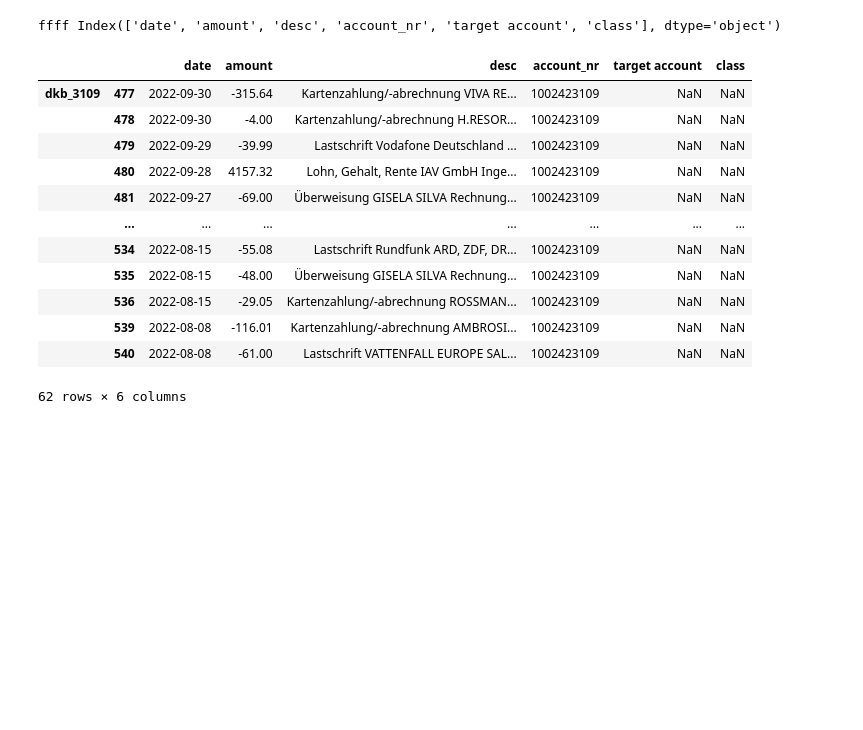
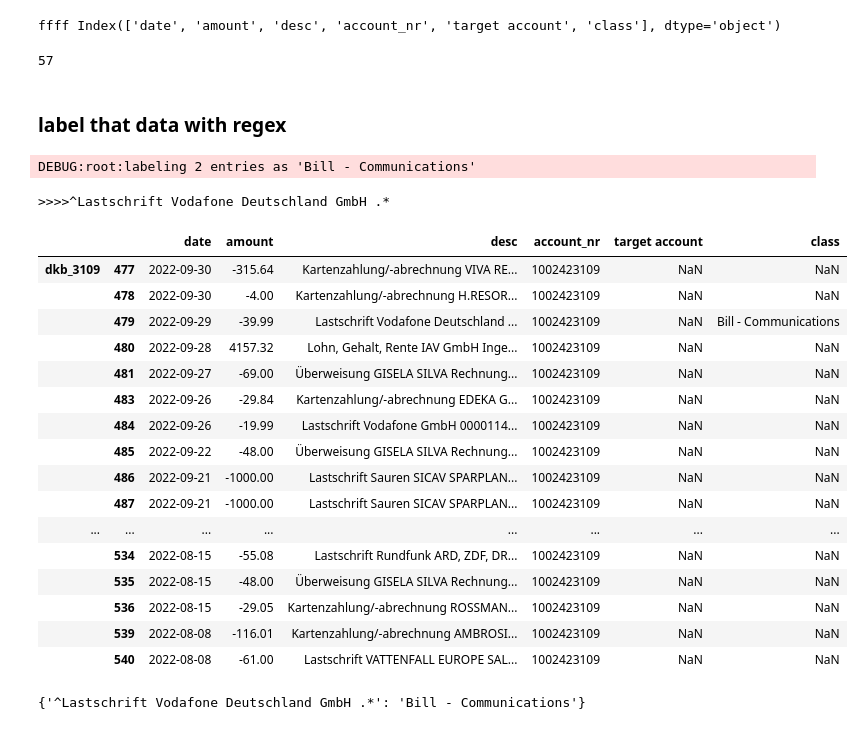
Before and after one commit to JanGieseler/BankClassify, a Jupyter notebook: notebooks/add_data.ipynb, the cells around one changed output. Drawn from its saved outputs; the diff is of its cells as text; code cells hidden in the pictures; blank space fills up the shorter version.

Commit message:
added function for labeling with regex

```diff
--- a/notebooks/add_data.ipynb
+++ b/notebooks/add_data.ipynb
@@ -144,20 +156,33 @@ bc.update_data(df_update)
 DEBUG:root:updating dataset_name: dkb_3109
 ffff Index(['date', 'amount', 'desc', 'account_nr', 'target account', 'class'], dtype='object')
 # %%
-bc.data_unlabeled
+len(bc.data_unlabeled)
 # %% [output]
-|  |  | date | amount | desc | account_nr | target account | class |
-| dkb_3109 | 477 | 2022-09-30 | -315.64 | Kartenzahlung/-abrechnung VIVA RE... | 1002423109 | NaN | NaN |
-|  | 478 | 2022-09-30 | -4.00 | Kartenzahlung/-abrechnung H.RESOR... | 1002423109 | NaN | NaN |
-|  | 479 | 2022-09-29 | -39.99 | Lastschrift Vodafone Deutschland ... | 1002423109 | NaN | NaN |
-|  | 480 | 2022-09-28 | 4157.32 | Lohn, Gehalt, Rente IAV GmbH Inge... | 1002423109 | NaN | NaN |
-|  | 481 | 2022-09-27 | -69.00 | Überweisung GISELA SILVA Rechnung... | 1002423109 | NaN | NaN |
-|  | ... | ... | ... | ... | ... | ... | ... |
-|  | 534 | 2022-08-15 | -55.08 | Lastschrift Rundfunk ARD, ZDF, DR... | 1002423109 | NaN | NaN |
-|  | 535 | 2022-08-15 | -48.00 | Überweisung GISELA SILVA Rechnung... | 1002423109 | NaN | NaN |
-|  | 536 | 2022-08-15 | -29.05 | Kartenzahlung/-abrechnung ROSSMAN... | 1002423109 | NaN | NaN |
-|  | 539 | 2022-08-08 | -116.01 | Kartenzahlung/-abrechnung AMBROSI... | 1002423109 | NaN | NaN |
-|  | 540 | 2022-08-08 | -61.00 | Lastschrift VATTENFALL EUROPE SAL... | 1002423109 | NaN | NaN |
-62 rows × 6 columns
+57
 # %%
 bc.save_data()
+# %% [markdown]
+### label that data with regex
+# %%
+df_update = assign_label(bc.data_unlabeled)
+df_update
+# %% [output]
+DEBUG:root:labeling 2 entries as 'Bill - Communications'
+>>>>^Lastschrift Vodafone Deutschland GmbH .*
+|  |  | date | amount | desc | account_nr | target account | class |
+| dkb_3109 | 477 | 2022-09-30 | -315.64 | Kartenzahlung/-abrechnung VIVA RE... | 1002423109 | NaN | NaN |
+|  | 478 | 2022-09-30 | -4.00 | Kartenzahlung/-abrechnung H.RESOR... | 1002423109 | NaN | NaN |
+|  | 479 | 2022-09-29 | -39.99 | Lastschrift Vodafone Deutschland ... | 1002423109 | NaN | Bill - Communications |
+|  | 480 | 2022-09-28 | 4157.32 | Lohn, Gehalt, Rente IAV GmbH Inge... | 1002423109 | NaN | NaN |
+|  | 481 | 2022-09-27 | -69.00 | Überweisung GISELA SILVA Rechnung... | 1002423109 | NaN | NaN |
+|  | 483 | 2022-09-26 | -29.84 | Kartenzahlung/-abrechnung EDEKA G... | 1002423109 | NaN | NaN |
+|  | 484 | 2022-09-26 | -19.99 | Lastschrift Vodafone GmbH 0000114... | 1002423109 | NaN | NaN |
+|  | 485 | 2022-09-22 | -48.00 | Überweisung GISELA SILVA Rechnung... | 1002423109 | NaN | NaN |
+|  | 486 | 2022-09-21 | -1000.00 | Lastschrift Sauren SICAV SPARPLAN... | 1002423109 | NaN | NaN |
+|  | 487 | 2022-09-21 | -1000.00 | Lastschrift Sauren SICAV SPARPLAN... | 1002423109 | NaN | NaN |
+| ... | ... | ... | ... | ... | ... | ... | ... |
+|  | 534 | 2022-08-15 | -55.08 | Lastschrift Rundfunk ARD, ZDF, DR... | 1002423109 | NaN | NaN |
+|  | 535 | 2022-08-15 | -48.00 | Überweisung GISELA SILVA Rechnung... | 1002423109 | NaN | NaN |
+|  | 536 | 2022-08-15 | -29.05 | Kartenzahlung/-abrechnung ROSSMAN... | 1002423109 | NaN | NaN |
+|  | 539 | 2022-08-08 | -116.01 | Kartenzahlung/-abrechnung AMBROSI... | 1002423109 | NaN | NaN |
+|  | 540 | 2022-08-08 | -61.00 | Lastschrift VATTENFALL EUROPE SAL... | 1002423109 | NaN | NaN |
@@ -163,0 +205,4 @@ bc.save_data()
+# %%
+documents
+# %% [output]
+{'^Lastschrift Vodafone Deutschland GmbH .*': 'Bill - Communications'}
```
Also changed, not shown: parts of 17 cells of this notebook, 3 other files.
